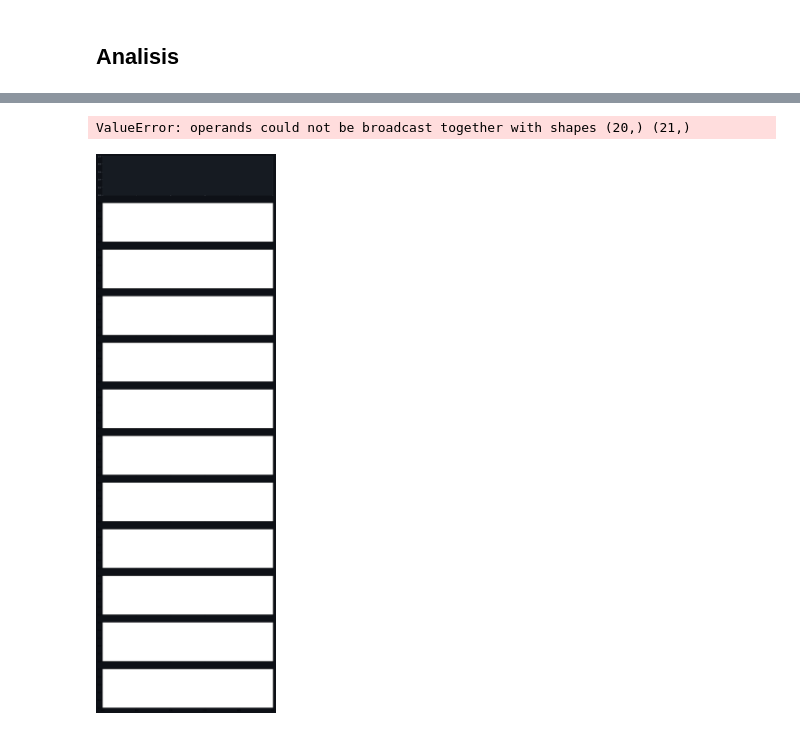
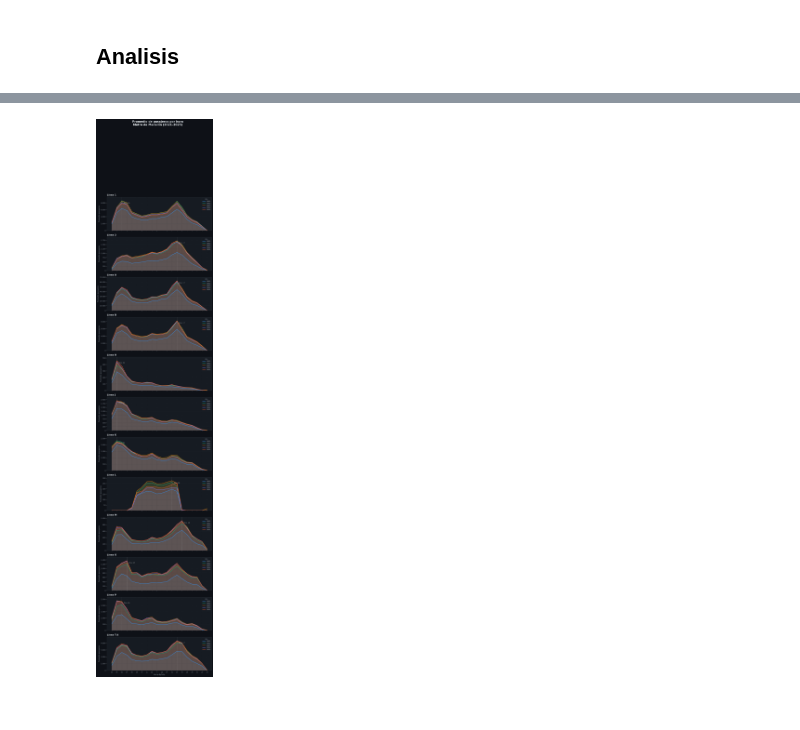
Before and after one commit to jbernalg/Project_Medellin_Metro, a Jupyter notebook: notebooks/preprocessing.ipynb, the cells around one changed output, grey strips where cells are left out. Cells and saved outputs as stored; diff of their text form; code cells hidden in the pictures.

Commit message:
Promedio de pasajeros por hora para cada año

```diff
--- a/notebooks/preprocessing.ipynb
+++ b/notebooks/preprocessing.ipynb
@@ -253,4 +243,5 @@ promedio
 # %%
+# un color para cada año
 PALETA = {
     2021: "#378ADD",
     2022: "#1D9E75",
@@ -259,19 +250,24 @@ PALETA = {
     2025: "#D85A30",
 }
 
-horas = [f"{h:02d}:00:00" for h in range(4, 24)]
+horas = [f"{h:02d}" for h in range(4, 24)]
 HORA_LABELS = [h[:5] for h in horas]
 
+# obtener cantidad de lineas
 n_lineas = len(lineas)
+
+# crear una subgrafica para cada linea del metro
 fig, axes = plt.subplots(
     n_lineas, 1,
-    figsize=(14, 3.8 * n_lineas),
+    figsize=(10, 3.8 * n_lineas),
     sharex=True,
     facecolor="#0e1117"
 )
+
 if n_lineas == 1:
     axes = [axes]
 
+# definir color de fondo de la figura
 fig.patch.set_facecolor("#0e1117")
 
 for ax, linea in zip(axes, lineas):
@@ -284,7 +280,7 @@ for ax, linea in zip(axes, lineas):
     datos_linea = promedio[promedio["Linea"] == linea].copy()
     y_max_global = 0
 
-    for año in años:
+    for año in year:
         datos_año = datos_linea[datos_linea["Year"] == año].copy()
         if datos_año.empty:
             continue
@@ -296,7 +292,7 @@ for ax, linea in zip(axes, lineas):
         y_max_global = max(y_max_global, y.max())
 
     # Marcar hora pico del promedio total
-    promedio_total = datos_linea.groupby("Hora_idx")["Pasajeros"].mean().values
+    promedio_total = datos_linea.groupby("Hora_idx", observed=True)["Pasajeros"].mean().values
     idx_pico = np.argmax(promedio_total)
     ax.axvline(idx_pico, color="#f0f0f0", linewidth=0.8, linestyle="--", alpha=0.4)
     ax.annotate(
@@ -311,34 +307,33 @@ for ax, linea in zip(axes, lineas):
     ax.set_title(f"Línea {linea}", fontsize=12, fontweight="bold",
                  color="#e6edf3", loc="left", pad=8)
     ax.yaxis.set_major_formatter(mticker.FuncFormatter(
         lambda v, _: f"{int(v):,}".replace(",", ".")
     ))
     ax.set_ylim(0, y_max_global * 1.12)
     ax.grid(axis="y", color="#30363d", linewidth=0.6, linestyle=":")
     ax.grid(axis="x", color="#30363d", linewidth=0.4, linestyle=":")
 
     # Leyenda dentro del panel
     leg = ax.legend(
         title="Año", title_fontsize=8,
         fontsize=8, loc="upper right",
         framealpha=0.3, frameon=True,
         labelcolor="#c9d1d9",
         facecolor="#161b22", edgecolor="#30363d"
     )
     leg.get_title().set_color("#8b949e")
 
 # Eje X compartido
 axes[-1].set_xticks(np.arange(len(horas)))
-axes[-1].set_xticklabels(HORA_LABELS, rotation=45, ha="right", fontsize=8, color="#8b949e")
+axes[-1].set_xticklabels(HORA_LABELS, rotation=0, ha="center", fontsize=8, color="#8b949e")
 axes[-1].set_xlabel("Hora del día", fontsize=10, color="#8b949e")
 
 fig.suptitle(
-    "Promedio de pasajeros por hora — Metro de Medellín (2021–2025)",
+    "Promedio de pasajeros por hora\nMetro de Medellín (2021–2025)",
     fontsize=15, fontweight="bold", color="#e6edf3",
     y=1.005
 )
 
 plt.show()
 # %% [output]
-ValueError: operands could not be broadcast together with shapes (20,) (21,)
-[figure, old version]
+[figure, new version]
```
Also changed, not shown: parts of 7 cells of this notebook.
